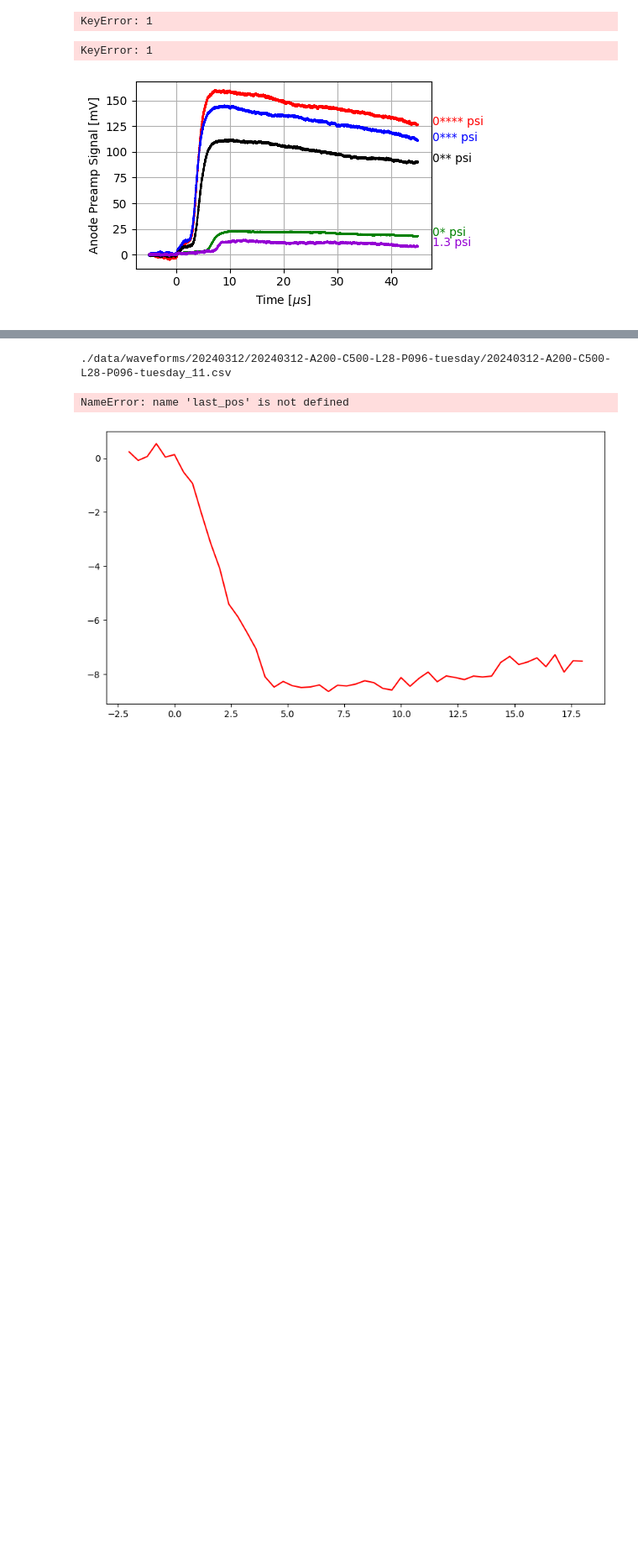
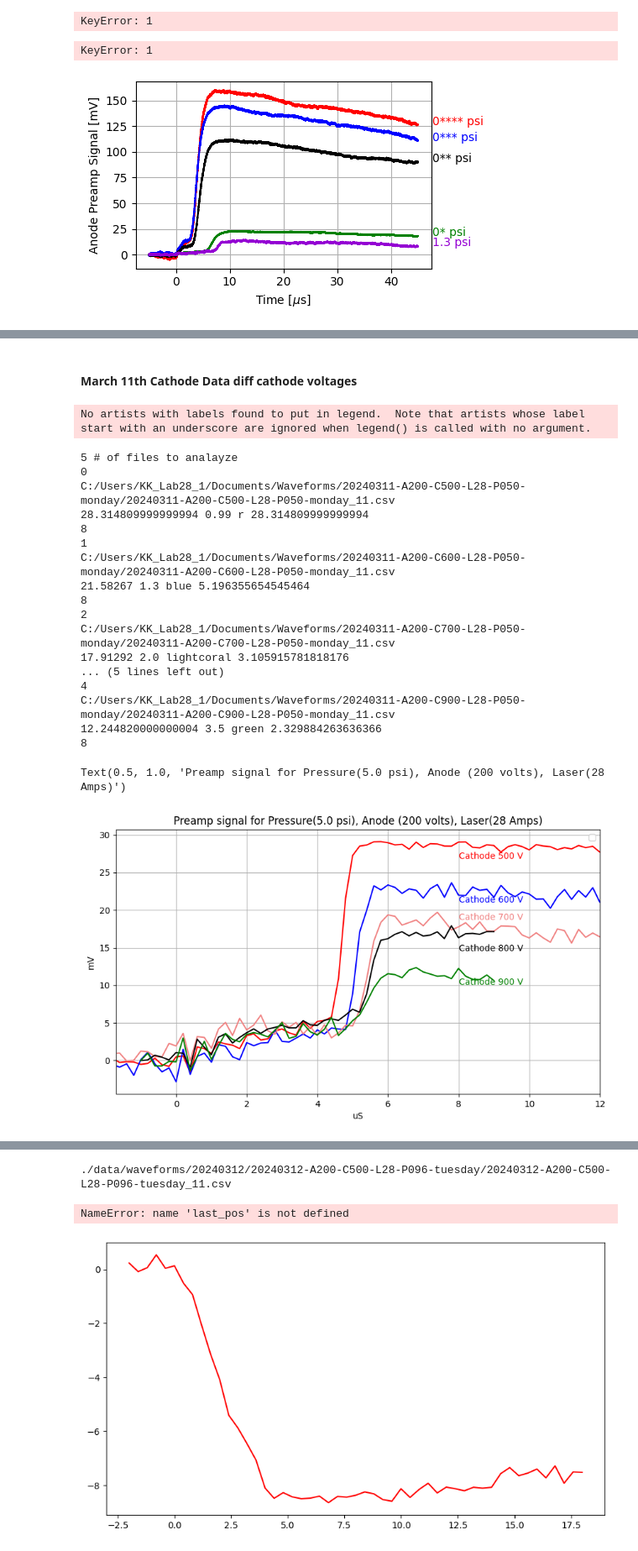
Before and after one commit to jbane11/nexo, a Jupyter notebook: Lab028/osci/osci_analysis.v2.ipynb, the cells around one changed output, grey strips where cells are left out. Shown at 84% size. Cells and saved outputs as stored; diff of their text form; code cells hidden in the pictures; blank space fills up the shorter version.

```diff
--- a/Lab028/osci/osci_analysis.v2.ipynb
+++ b/Lab028/osci/osci_analysis.v2.ipynb
@@ -1243,27 +1257,25 @@ plt.title("Preamp signal for multiple ammounts of xenon in cell")
 #plt.yscale("log")
 
 plt.ylim(0,125)
+# %% [markdown]
+#### March 11th Cathode Data diff cathode voltages
 # %%
 
 fig, plots = plt.subplots(1, 1, figsize=(10,5.5))
 
 date=20240311
-flist = glob.glob("./data/waveforms/%s/*"%(date))
+flist = glob.glob("%s%s*"%(path,date))
 #print(flist)
 last_ypos=0
 #P=[0.99,1.3,2.0,2.7,3.5,5]
 
 colors=["r","blue","lightcoral","black","green","darkviolet"]
-
+print(len(flist), "# of files to analayze")
 for i,subdir in enumerate(flist):
 
     if i <= 4:
         print(i)
         #continue
-
-
-
-
     fname=glob.glob(subdir+"/*")[-1]
     fname=fname.replace("\\","/")
     print(fname)
@@ -1287,34 +1299,55 @@ for i,subdir in enumerate(flist):
 
     #print(DF["Time"])
     ypos = np.average(DFtemp["average(B)"][-2200:])-DF["average(B)"].loc[0]
     xpos = 8#DFtemp["Time"].loc[len(DFtemp["Time"])-100]
     if info["Cathode"] == "700":
         ypos=ypos+3
 
     print(xpos)
     plt.text(xpos,ypos,label,color=colors[i], size=10,ha="left")
     last_ypos=ypos
 
-DF_13=DF_old[4]
-DF_27=DF_old[5]
-DF=DF_13[:-16000:100]
+#DF_13=DF_old[4]
+#DF_27=DF_old[5]
+#DF=DF_13[:-16000:100]
 #plt.errorbar(x=DF["Time"],y=DF["average(B)"]-DF["average(B)"].loc[0], color="blue",fmt="-.")
 #plt.text(15,15,"Thrus: 1.3 psi",color="blue", size=10,ha="left")
 
-DF=DF_27[:-16000:100]
+#DF=DF_27[:-16000:100]
 #plt.errorbar(x=DF["Time"],y=DF["average(B)"]-DF["average(B)"].loc[0],            color="black",fmt="-.")
 #plt.text(15,5,"Thurs 2.7 psi",color="black", size=10,ha="left")
 
 
 
 
 
 plt.grid()
 plt.ylabel("mV")
 plt.xlabel("uS")
 plt.xlim(-1.7,12)
 plt.legend()
 plt.title("Preamp signal for Pressure(%s psi), Anode (%s volts), Laser(%s Amps)"%(info["Pressure"], info["Anode"],info["Laser"]))
 #plt.yscale("log")
 
 #plt.ylim(0,125)
+# %% [output]
+No artists with labels found to put in legend.  Note that artists whose label start with an underscore are ignored when legend() is called with no argument.
+5 # of files to analayze
+0
+C:/Users/KK_Lab28_1/Documents/Waveforms/20240311-A200-C500-L28-P050-monday/20240311-A200-C500-L28-P050-monday_11.csv
+28.314809999999994 0.99 r 28.314809999999994
+8
+1
+C:/Users/KK_Lab28_1/Documents/Waveforms/20240311-A200-C600-L28-P050-monday/20240311-A200-C600-L28-P050-monday_11.csv
+21.58267 1.3 blue 5.196355654545464
+8
+2
+C:/Users/KK_Lab28_1/Documents/Waveforms/20240311-A200-C700-L28-P050-monday/20240311-A200-C700-L28-P050-monday_11.csv
+17.91292 2.0 lightcoral 3.105915781818176
+... (5 lines left out)
+4
+C:/Users/KK_Lab28_1/Documents/Waveforms/20240311-A200-C900-L28-P050-monday/20240311-A200-C900-L28-P050-monday_11.csv
+12.244820000000004 3.5 green 2.329884263636366
+8
+Text(0.5, 1.0, 'Preamp signal for Pressure(5.0 psi), Anode (200 volts), Laser(28 Amps)')
+[figure, added]
```
Also changed, not shown: parts of 13 cells of this notebook, 5 other files.
